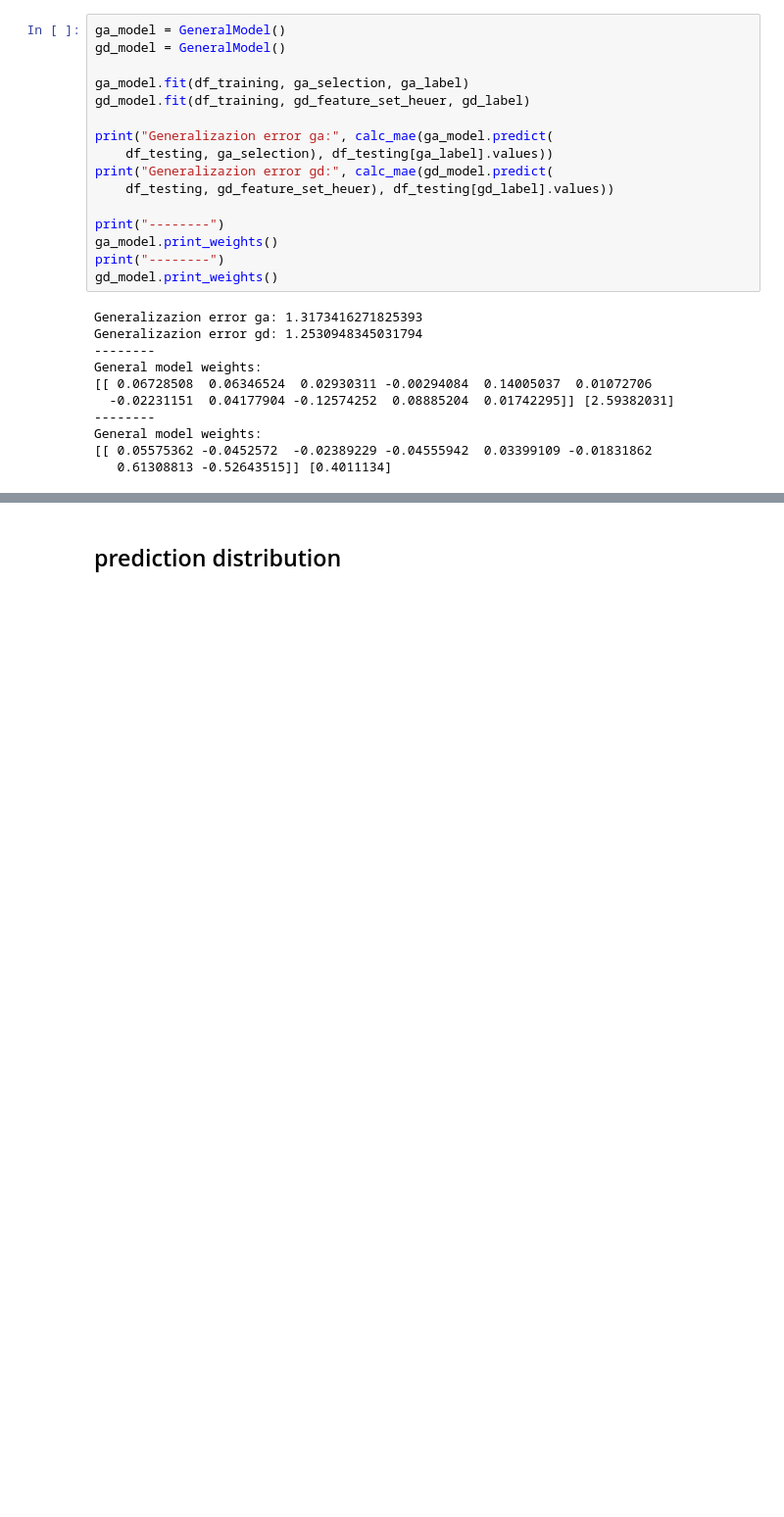
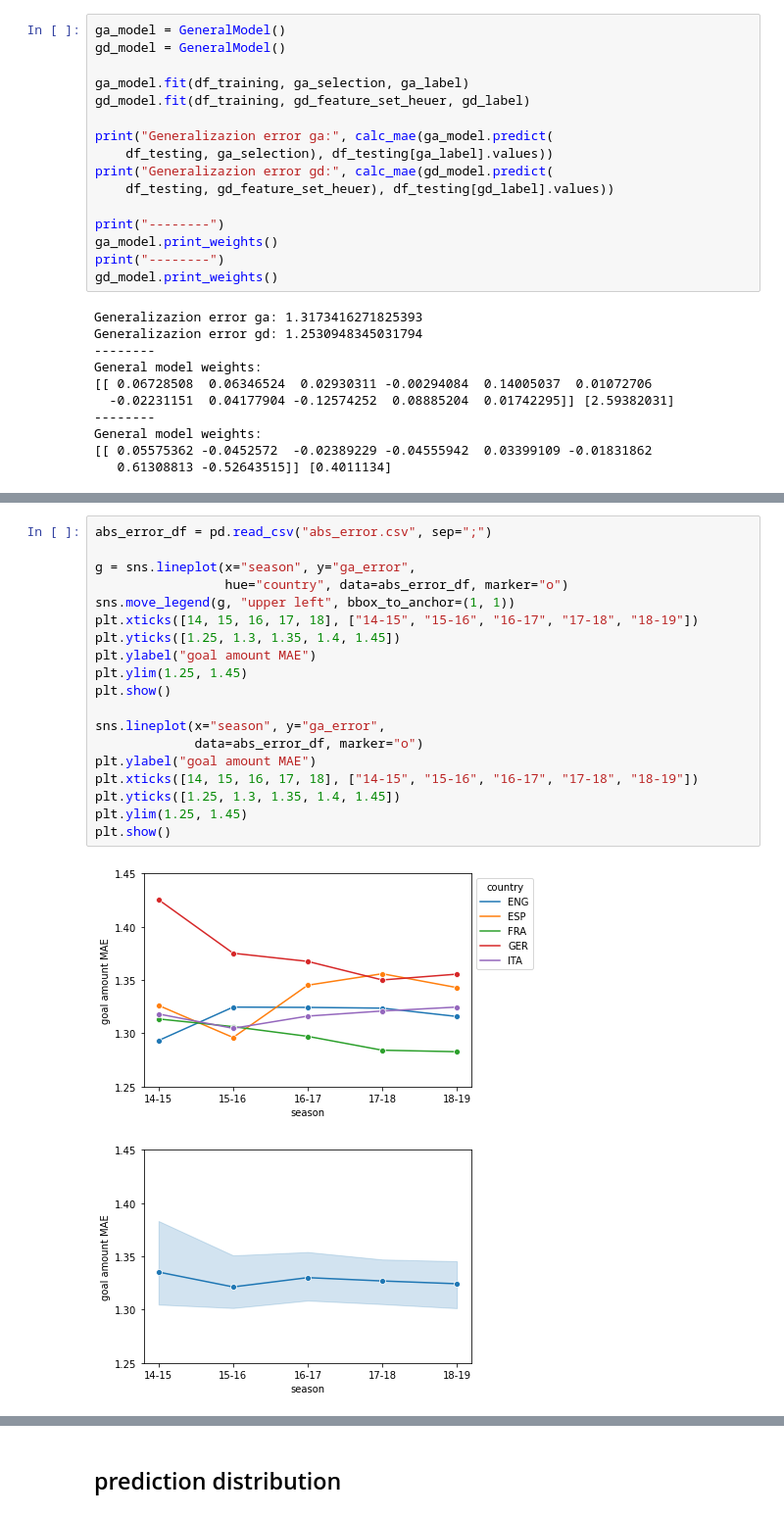
Before and after one commit to LUKEx76/football_prediction, a Jupyter notebook: ag_model/ag_regression.ipynb, the cells around one changed output, grey strips where cells are left out. Shown at 98% size. Drawn from its saved outputs; the diff is of its cells as text; blank space fills up the shorter version.

```diff
--- a/ag_model/ag_regression.ipynb
+++ b/ag_model/ag_regression.ipynb
@@ -348,0 +403,22 @@ General model weights:
+# %%
+abs_error_df = pd.read_csv("abs_error.csv", sep=";")
+
+g = sns.lineplot(x="season", y="ga_error",
+                 hue="country", data=abs_error_df, marker="o")
+sns.move_legend(g, "upper left", bbox_to_anchor=(1, 1))
+plt.xticks([14, 15, 16, 17, 18], ["14-15", "15-16", "16-17", "17-18", "18-19"])
+plt.yticks([1.25, 1.3, 1.35, 1.4, 1.45])
+plt.ylabel("goal amount MAE")
+plt.ylim(1.25, 1.45)
+plt.show()
+
+sns.lineplot(x="season", y="ga_error",
+             data=abs_error_df, marker="o")
+plt.ylabel("goal amount MAE")
+plt.xticks([14, 15, 16, 17, 18], ["14-15", "15-16", "16-17", "17-18", "18-19"])
+plt.yticks([1.25, 1.3, 1.35, 1.4, 1.45])
+plt.ylim(1.25, 1.45)
+plt.show()
+# %% [output]
+[figure, added]
+[figure, added]
```
Also changed, not shown: parts of 4 cells of this notebook, 5 other files.
